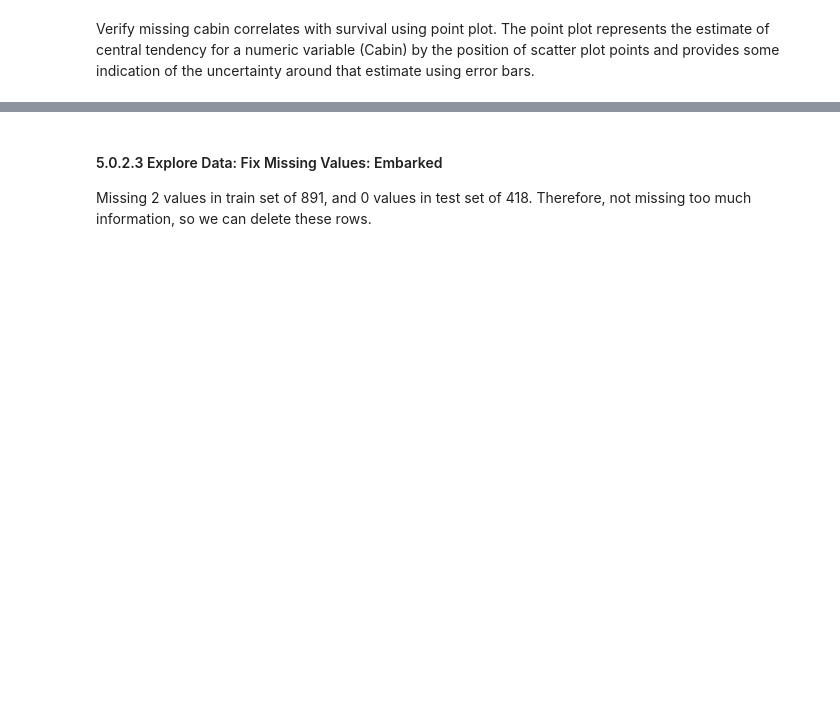
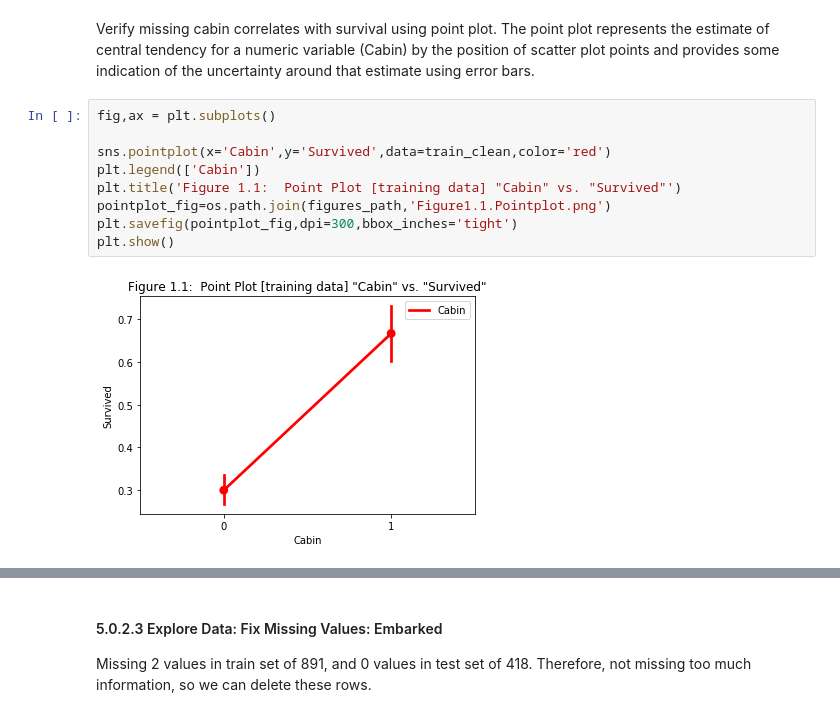
Before and after one commit to stevensmiley1989/Kaggle-Titanic, a Jupyter notebook: Jupyter/stevensmiley-kaggle-competition-titanic.ipynb, the cells around one changed output, grey strips where cells are left out. Saved outputs shown, nothing was run; the diff lists cells and outputs as text; blank space fills up the shorter version.

```diff
--- a/Jupyter/stevensmiley-kaggle-competition-titanic.ipynb
+++ b/Jupyter/stevensmiley-kaggle-competition-titanic.ipynb
@@ -177,5 +225,16 @@ test_clean['Cabin']=np.where(test_clean['Cabin'].isnull(),0,1)
 
 
 Verify missing cabin correlates with survival using point plot.  The point plot represents the estimate of central tendency for a numeric variable (Cabin) by the position of scatter plot points and provides some indication of the uncertainty around that estimate using error bars.
+# %%
+fig,ax = plt.subplots()
+
+sns.pointplot(x='Cabin',y='Survived',data=train_clean,color='red')
+plt.legend(['Cabin'])
+plt.title('Figure 1.1:  Point Plot [training data] "Cabin" vs. "Survived"')
+pointplot_fig=os.path.join(figures_path,'Figure1.1.Pointplot.png')
+plt.savefig(pointplot_fig,dpi=300,bbox_inches='tight')
+plt.show()
+# %% [output]
+[figure, added]
 # %%
 plt.figure()
```
Also changed, not shown: parts of 35 cells of this notebook, 33 other files.
